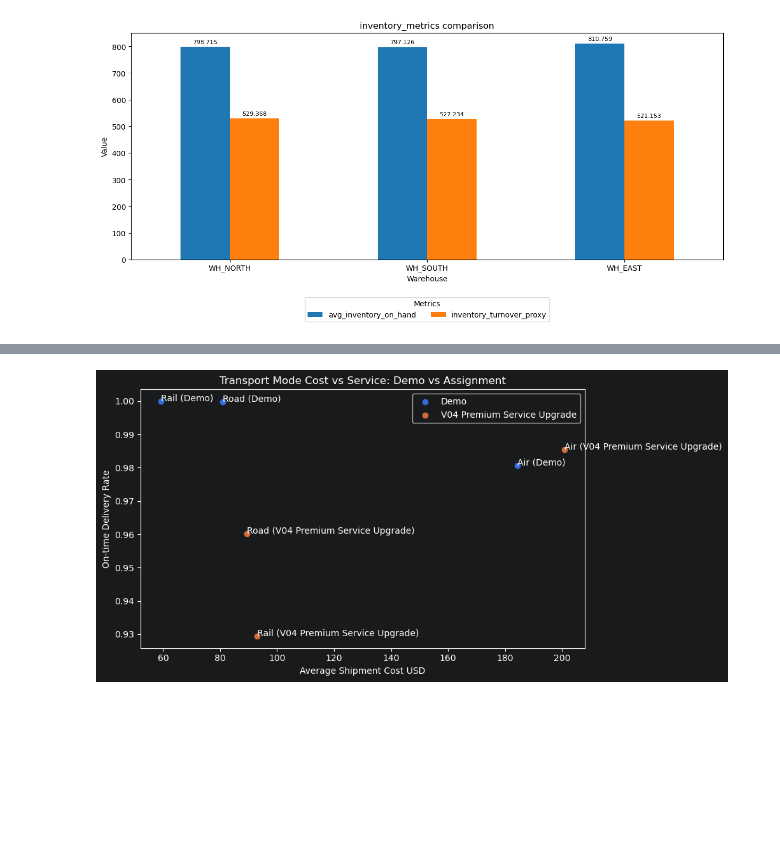
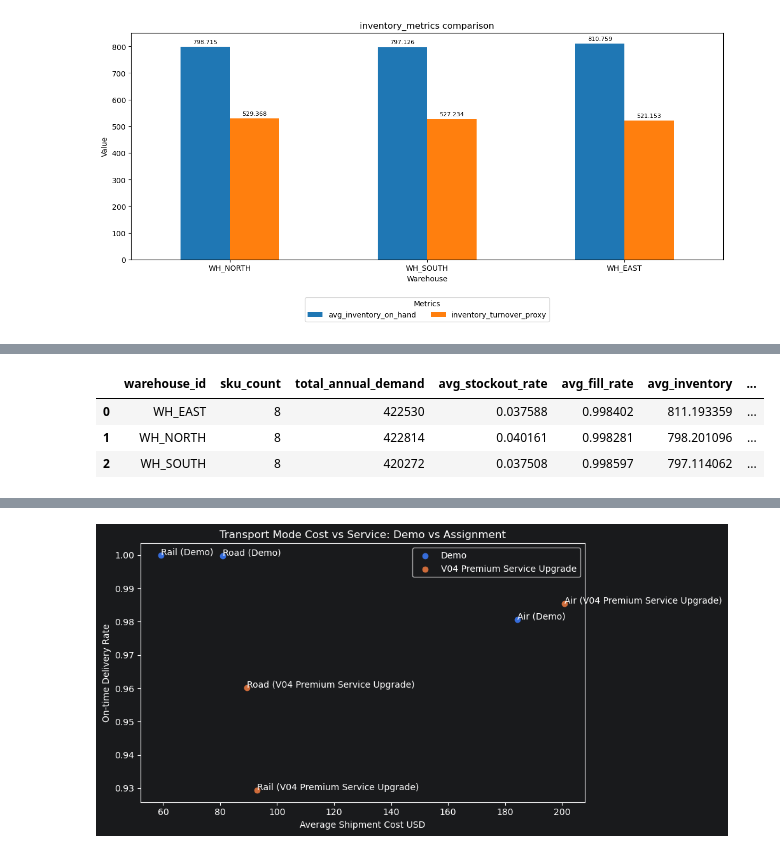
Before and after one commit to josiashdezp/supply_chain_analytics, a Jupyter notebook: code/supply_chain_group_project.ipynb, the cells around one changed output, grey strips where cells are left out. Saved outputs shown, nothing was run; the diff lists cells and outputs as text; code cells hidden in the pictures; blank space fills up the shorter version.

```diff
--- a/code/supply_chain_group_project.ipynb
+++ b/code/supply_chain_group_project.ipynb
@@ -403,0 +413,87 @@ for category, metric_list in metrics.items():
+# %%
+import pandas as pd
+import numpy as np
+
+# df_inventory = your inventory dataframe
+df = inventory_recommendations_assignment.copy()
+
+# -----------------------------
+# 1. Create diagnostic columns
+# -----------------------------
+
+df["safety_stock_gap"] = df["suggested_safety_stock"] - df["avg_safety_stock"]
+df["reorder_point_gap"] = df["suggested_reorder_point"] - df["avg_reorder_point"]
+
+df["safety_stock_gap_pct"] = np.where(
+    df["avg_safety_stock"] > 0,
+    df["safety_stock_gap"] / df["avg_safety_stock"],
+    np.nan
+)
+
+df["reorder_point_gap_pct"] = np.where(
+    df["avg_reorder_point"] > 0,
+    df["reorder_point_gap"] / df["avg_reorder_point"],
+    np.nan
+)
+
+df["demand_variability_cv"] = np.where(
+    df["avg_daily_demand"] > 0,
+    df["demand_std"] / df["avg_daily_demand"],
+    np.nan
+)
+
+# Inventory risk score: higher = worse
+df["inventory_risk_score"] = (
+    df["stockout_rate"] * 0.40 +
+    (1 - df["avg_fill_rate"]) * 0.25 +
+    df["demand_variability_cv"].fillna(0) * 0.20 +
+    df["safety_stock_gap_pct"].clip(lower=0).fillna(0) * 0.10 +
+    df["reorder_point_gap_pct"].clip(lower=0).fillna(0) * 0.05
+)
+
+# -----------------------------
+# 2. Risk classification
+# -----------------------------
+
+def classify_inventory_risk(row):
+    if row["stockout_rate"] >= 0.05 or row["avg_fill_rate"] < 0.95:
+        return "High Risk"
+    elif row["stockout_rate"] >= 0.03 or row["avg_fill_rate"] < 0.98:
+        return "Moderate Risk"
+    else:
+        return "Low Risk"
+
+df["inventory_risk_level"] = df.apply(classify_inventory_risk, axis=1)
+
+# -----------------------------
+# 3. Warehouse-level summary
+# -----------------------------
+
+warehouse_inventory_summary = (
+    df.groupby("warehouse_id")
+    .agg(
+        sku_count=("sku_id", "nunique"),
+        total_annual_demand=("annual_demand", "sum"),
+        avg_stockout_rate=("stockout_rate", "mean"),
+        avg_fill_rate=("avg_fill_rate", "mean"),
+        avg_inventory=("avg_inventory", "mean"),
+        avg_safety_stock=("avg_safety_stock", "mean"),
+        suggested_safety_stock=("suggested_safety_stock", "mean"),
+        avg_safety_stock_gap=("safety_stock_gap", "mean"),
+        avg_reorder_point=("avg_reorder_point", "mean"),
+        suggested_reorder_point=("suggested_reorder_point", "mean"),
+        avg_reorder_point_gap=("reorder_point_gap", "mean"),
+        avg_inventory_turnover=("inventory_turnover_proxy", "mean"),
+        avg_demand_variability=("demand_variability_cv", "mean"),
+        avg_inventory_risk_score=("inventory_risk_score", "mean")
+    )
+    .reset_index()
+    .sort_values("avg_inventory_risk_score", ascending=False)
+)
+
+warehouse_inventory_summary
+# %% [output]
+|  | warehouse_id | sku_count | total_annual_demand | avg_stockout_rate | avg_fill_rate | avg_inventory | ... |
+| 0 | WH_EAST | 8 | 422530 | 0.037588 | 0.998402 | 811.193359 | ... |
+| 1 | WH_NORTH | 8 | 422814 | 0.040161 | 0.998281 | 798.201096 | ... |
+| 2 | WH_SOUTH | 8 | 420272 | 0.037508 | 0.998597 | 797.114062 | ... |
```
Also changed, not shown: parts of 19 cells of this notebook.
